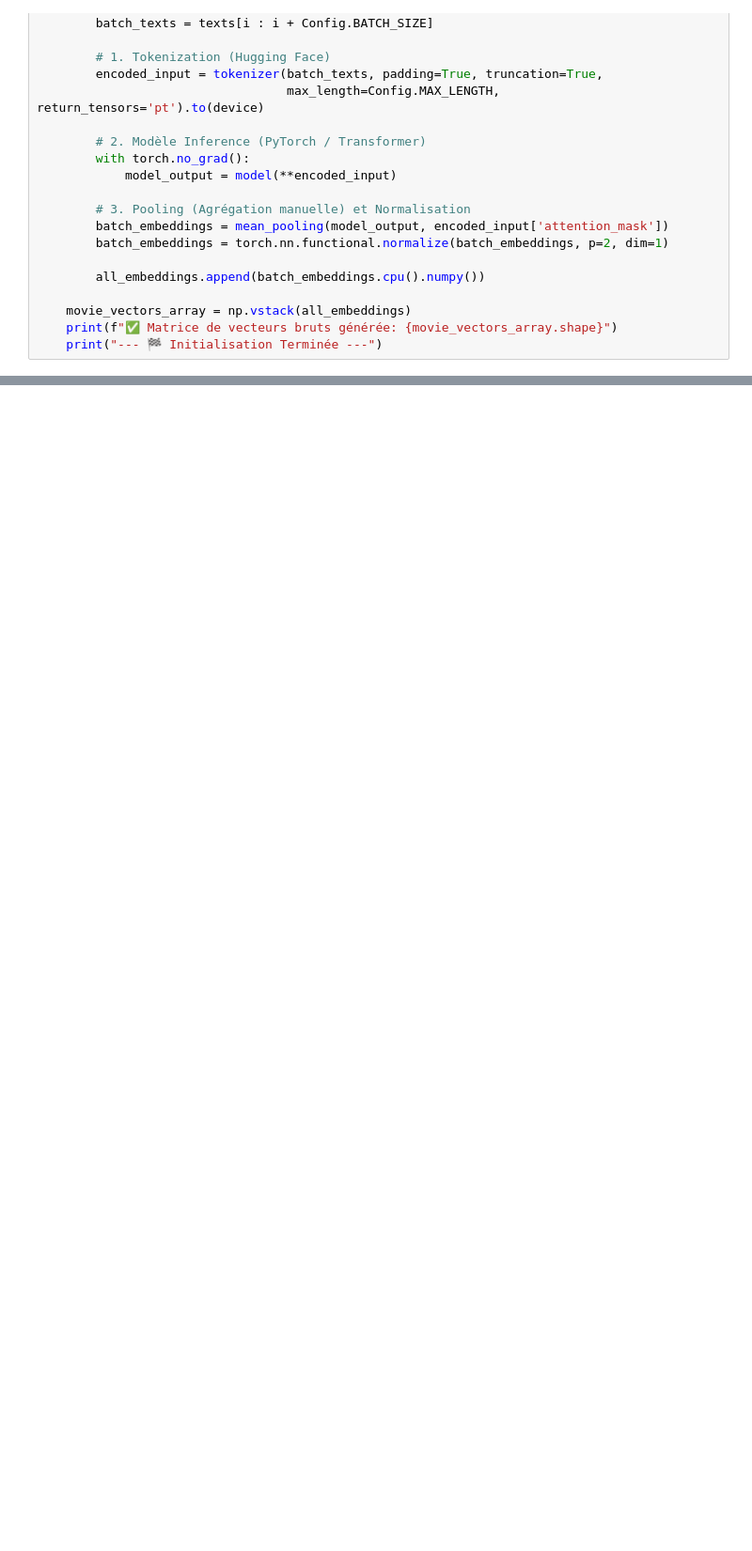
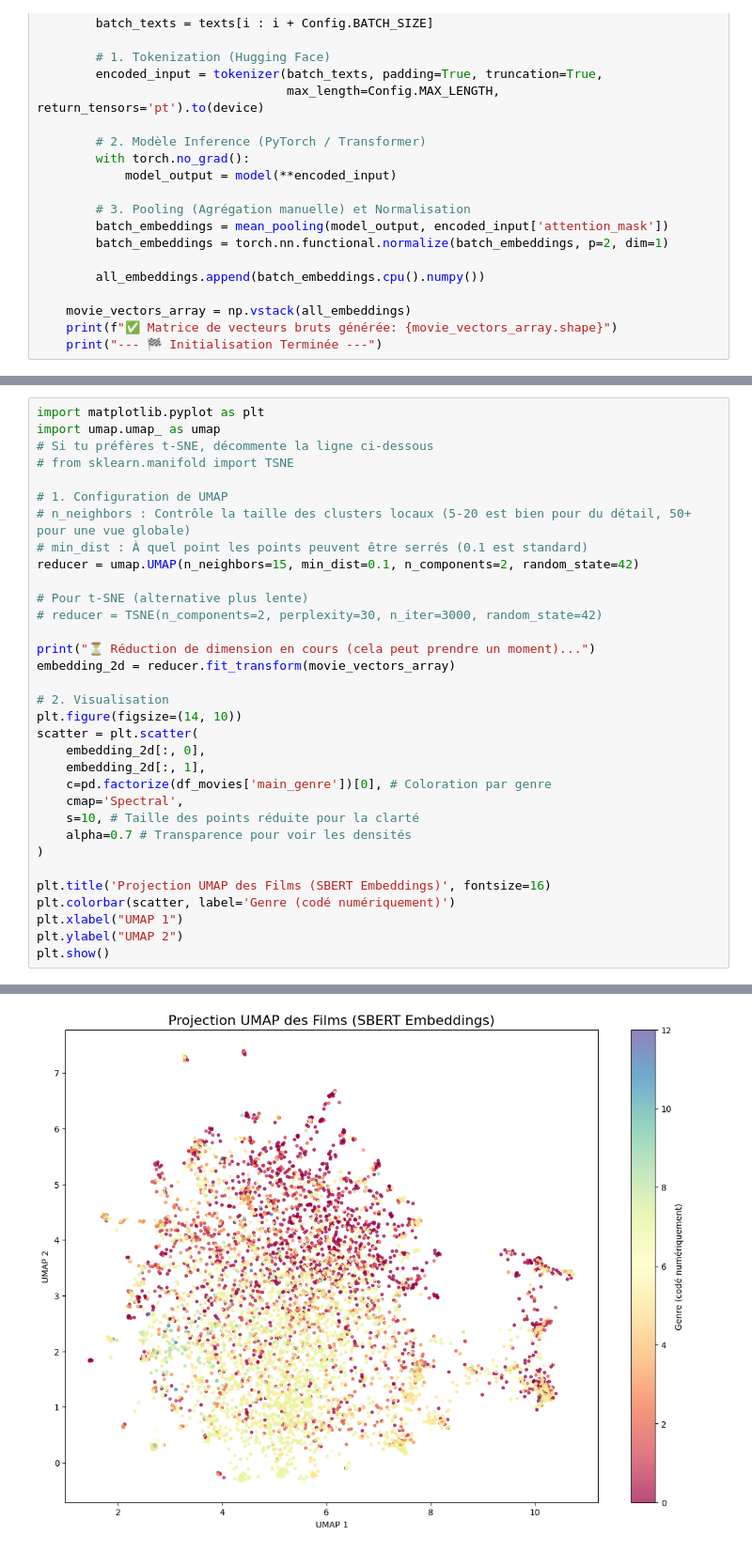
Before and after one commit to MalikASN/RecommenderSystem, a Jupyter notebook: transformer_test.ipynb, the cells around one changed output, grey strips where cells are left out. Shown at 94% size. Drawn from its saved outputs; the diff is of its cells as text; blank space fills up the shorter version.

```diff
--- a/transformer_test.ipynb
+++ b/transformer_test.ipynb
@@ -132,0 +340,34 @@ def initialize_and_encode():
+# %%
+import matplotlib.pyplot as plt
+import umap.umap_ as umap
+# Si tu préfères t-SNE, décommente la ligne ci-dessous
+# from sklearn.manifold import TSNE
+
+# 1. Configuration de UMAP
+# n_neighbors : Contrôle la taille des clusters locaux (5-20 est bien pour du détail, 50+ pour une vue globale)
+# min_dist : À quel point les points peuvent être serrés (0.1 est standard)
+reducer = umap.UMAP(n_neighbors=15, min_dist=0.1, n_components=2, random_state=42)
+
+# Pour t-SNE (alternative plus lente)
+# reducer = TSNE(n_components=2, perplexity=30, n_iter=3000, random_state=42)
+
+print("⏳ Réduction de dimension en cours (cela peut prendre un moment)...")
+embedding_2d = reducer.fit_transform(movie_vectors_array)
+
+# 2. Visualisation
+plt.figure(figsize=(14, 10))
+scatter = plt.scatter(
+    embedding_2d[:, 0],
+    embedding_2d[:, 1],
+    c=pd.factorize(df_movies['main_genre'])[0], # Coloration par genre
+    cmap='Spectral',
+    s=10, # Taille des points réduite pour la clarté
+    alpha=0.7 # Transparence pour voir les densités
+)
+
+plt.title('Projection UMAP des Films (SBERT Embeddings)', fontsize=16)
+plt.colorbar(scatter, label='Genre (codé numériquement)')
+plt.xlabel("UMAP 1")
+plt.ylabel("UMAP 2")
+plt.show()
+# %% [output]
@@ -132,0 +375 @@ def initialize_and_encode():
+[figure, added]
```
Also changed, not shown: parts of 8 cells of this notebook, 3 other files.
